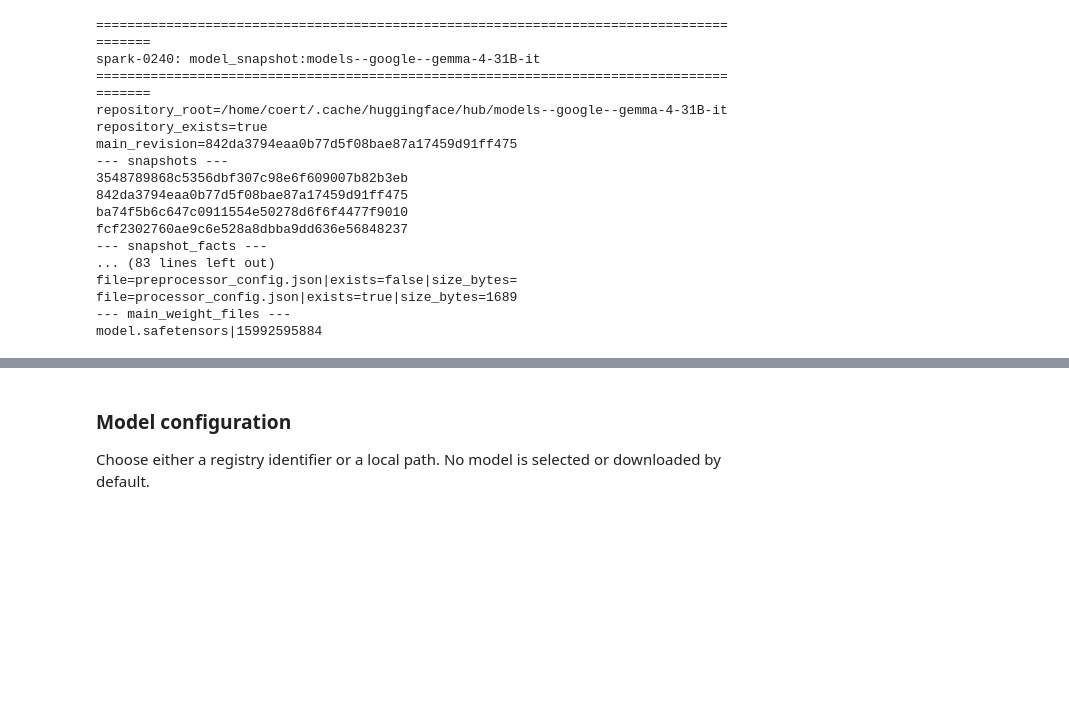
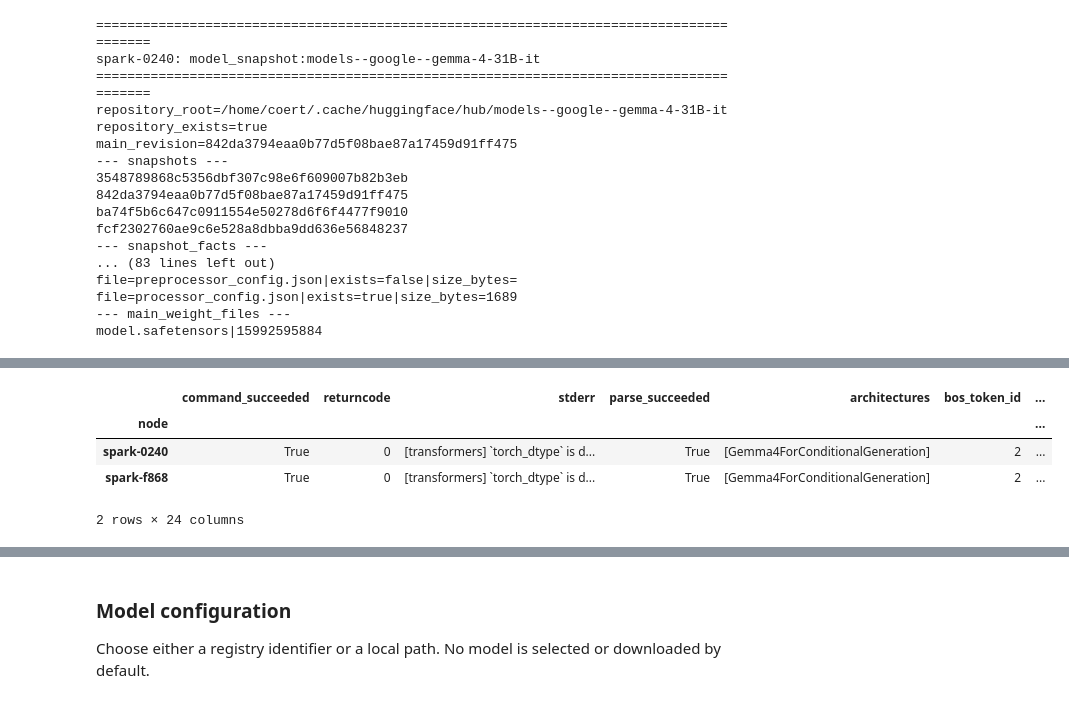
Before and after one commit to coert/dgx-spark-lab, a Jupyter notebook: experiments/01-distributed-inference/00-environment-and-model-baseline.ipynb, the cells around one changed output, grey strips where cells are left out. Drawn from its saved outputs; the diff is of its cells as text; code cells hidden in the pictures; blank space fills up the shorter version.

```diff
--- a/experiments/01-distributed-inference/00-environment-and-model-baseline.ipynb
+++ b/experiments/01-distributed-inference/00-environment-and-model-baseline.ipynb
@@ -2269,0 +2544,33 @@ model_snapshot_parity_df
+# %%
+offline_model_rows = []
+
+for result in offline_model_probe_results:
+    row = {
+        "node": result.node,
+        "command_succeeded": result.succeeded,
+        "returncode": result.returncode,
+        "stderr": result.stderr,
+        "parse_succeeded": False,
+    }
+
+    if result.succeeded:
+        try:
+            facts = json.loads(result.stdout)
+        except json.JSONDecodeError as exc:
+            row["parse_error"] = str(exc)
+            row["raw_stdout"] = result.stdout
+        else:
+            row.update(facts)
+            row["parse_succeeded"] = True
+
+    offline_model_rows.append(row)
+
+offline_model_facts_df = pd.DataFrame(offline_model_rows).set_index("node")
+
+offline_model_facts_df
+# %% [output]
+|  | command_succeeded | returncode | stderr | parse_succeeded | architectures | bos_token_id | ... |
+| node |  |  |  |  |  |  | ... |
+| spark-0240 | True | 0 | [transformers] `torch_dtype` is d... | True | [Gemma4ForConditionalGeneration] | 2 | ... |
+| spark-f868 | True | 0 | [transformers] `torch_dtype` is d... | True | [Gemma4ForConditionalGeneration] | 2 | ... |
+2 rows × 24 columns
```
Also changed, not shown: parts of 7 cells of this notebook.
